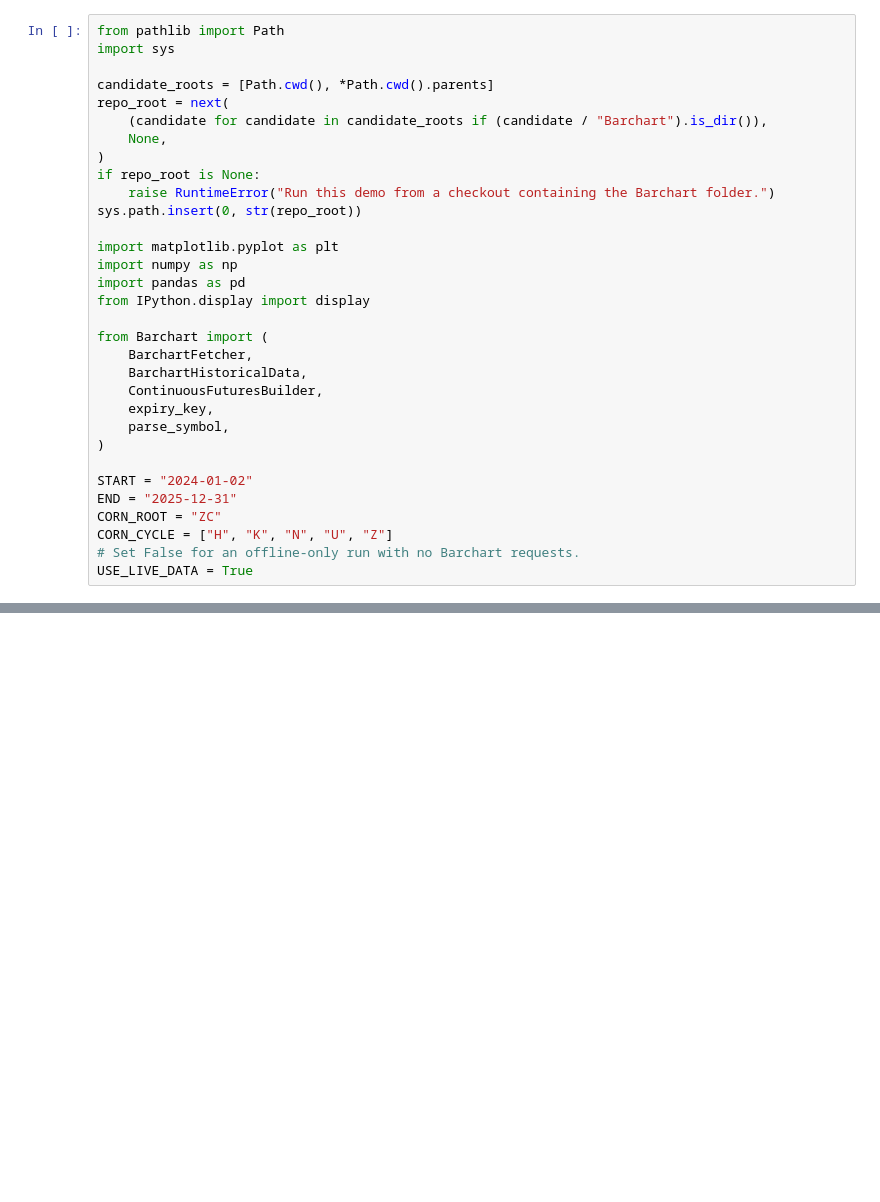
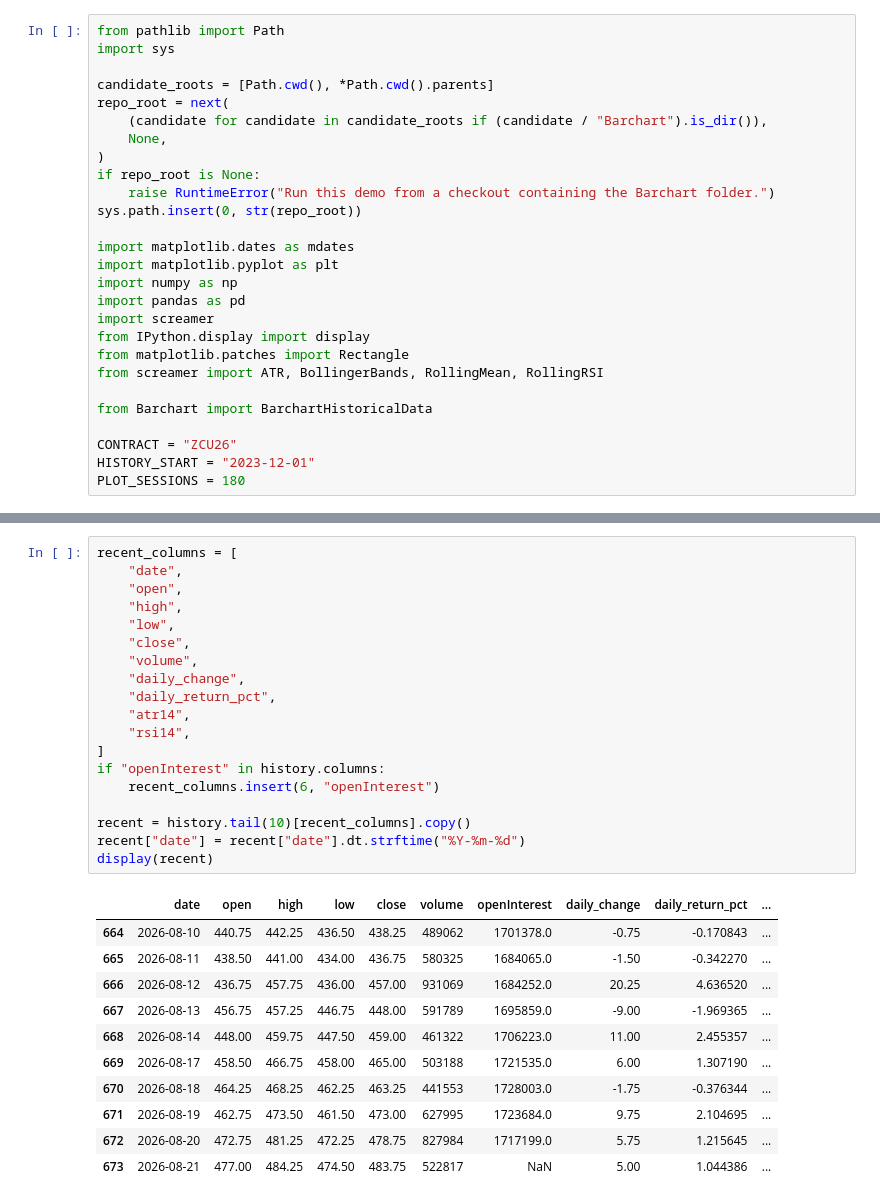
Before and after one commit to tagomatech/ETL, a Jupyter notebook: Barchart/corn_futures_demo.ipynb, the cells around one changed output, grey strips where cells are left out. Drawn from its saved outputs; the diff is of its cells as text; blank space fills up the shorter version.

Commit message:
Focus Corn demo on candlesticks and Screamer

```diff
--- a/Barchart/corn_futures_demo.ipynb
+++ b/Barchart/corn_futures_demo.ipynb
@@ -18,22 +20,17 @@ if repo_root is None:
     raise RuntimeError("Run this demo from a checkout containing the Barchart folder.")
 sys.path.insert(0, str(repo_root))
 
+import matplotlib.dates as mdates
 import matplotlib.pyplot as plt
 import numpy as np
 import pandas as pd
+import screamer
 from IPython.display import display
+from matplotlib.patches import Rectangle
+from screamer import ATR, BollingerBands, RollingMean, RollingRSI
 
-from Barchart import (
-    BarchartFetcher,
-    BarchartHistoricalData,
-    ContinuousFuturesBuilder,
-    expiry_key,
-    parse_symbol,
-)
+from Barchart import BarchartHistoricalData
 
-START = "2024-01-02"
-END = "2025-12-31"
-CORN_ROOT = "ZC"
-CORN_CYCLE = ["H", "K", "N", "U", "Z"]
-# Set False for an offline-only run with no Barchart requests.
-USE_LIVE_DATA = True
+CONTRACT = "ZCU26"
+HISTORY_START = "2023-12-01"
+PLOT_SESSIONS = 180
@@ -490,0 +281,31 @@ else:
+# %%
+recent_columns = [
+    "date",
+    "open",
+    "high",
+    "low",
+    "close",
+    "volume",
+    "daily_change",
+    "daily_return_pct",
+    "atr14",
+    "rsi14",
+]
+if "openInterest" in history.columns:
+    recent_columns.insert(6, "openInterest")
+
+recent = history.tail(10)[recent_columns].copy()
+recent["date"] = recent["date"].dt.strftime("%Y-%m-%d")
+display(recent)
+# %% [output]
+|  | date | open | high | low | close | volume | openInterest | daily_change | daily_return_pct | ... |
+| 664 | 2026-08-10 | 440.75 | 442.25 | 436.50 | 438.25 | 489062 | 1701378.0 | -0.75 | -0.170843 | ... |
+| 665 | 2026-08-11 | 438.50 | 441.00 | 434.00 | 436.75 | 580325 | 1684065.0 | -1.50 | -0.342270 | ... |
+| 666 | 2026-08-12 | 436.75 | 457.75 | 436.00 | 457.00 | 931069 | 1684252.0 | 20.25 | 4.636520 | ... |
+| 667 | 2026-08-13 | 456.75 | 457.25 | 446.75 | 448.00 | 591789 | 1695859.0 | -9.00 | -1.969365 | ... |
+| 668 | 2026-08-14 | 448.00 | 459.75 | 447.50 | 459.00 | 461322 | 1706223.0 | 11.00 | 2.455357 | ... |
+| 669 | 2026-08-17 | 458.50 | 466.75 | 458.00 | 465.00 | 503188 | 1721535.0 | 6.00 | 1.307190 | ... |
+| 670 | 2026-08-18 | 464.25 | 468.25 | 462.25 | 463.25 | 441553 | 1728003.0 | -1.75 | -0.376344 | ... |
+| 671 | 2026-08-19 | 462.75 | 473.50 | 461.50 | 473.00 | 627995 | 1723684.0 | 9.75 | 2.104695 | ... |
+| 672 | 2026-08-20 | 472.75 | 481.25 | 472.25 | 478.75 | 827984 | 1717199.0 | 5.75 | 1.215645 | ... |
+| 673 | 2026-08-21 | 477.00 | 484.25 | 474.50 | 483.75 | 522817 | NaN | 5.00 | 1.044386 | ... |
```
Also changed, not shown: parts of 19 cells of this notebook, 3 other files.
